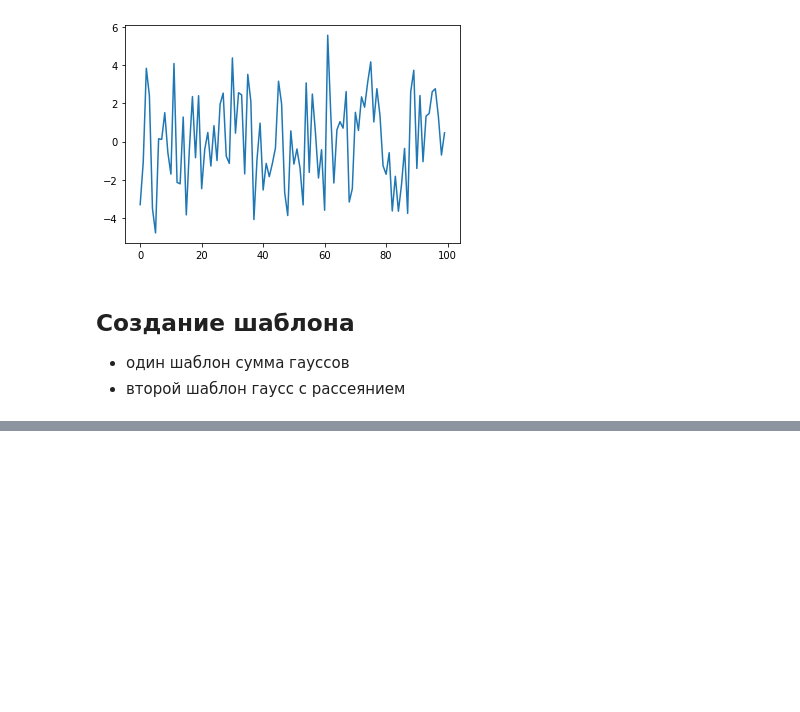
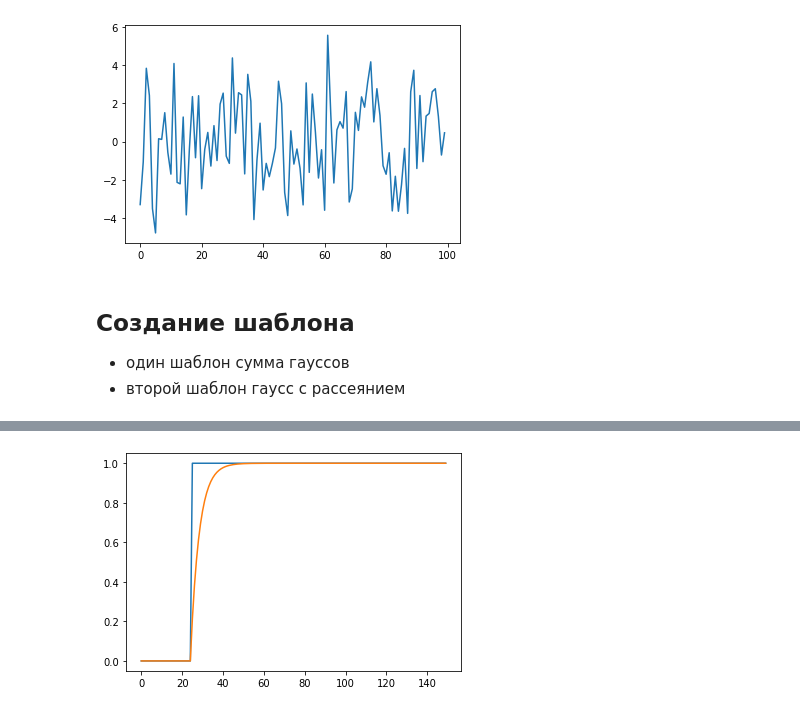
Before and after one commit to KazAndr/quasimodopuls, a Jupyter notebook: kaz_workfile.ipynb, the cells around one changed output, grey strips where cells are left out. Saved outputs shown, nothing was run; the diff lists cells and outputs as text; code cells hidden in the pictures; blank space fills up the shorter version.

```diff
--- a/kaz_workfile.ipynb
+++ b/kaz_workfile.ipynb
@@ -79,0 +96,9 @@ plt.show()
+# %%
+x = np.linspace(0, 150, 150)
+heavi = np.asarray([heaviside(i, 25) for i in x])
+pattern = my_pulse_heavi(x, 25, get_ts(30), 150)
+plt.plot(heavi/max(heavi))
+plt.plot(pattern/max(pattern))
+plt.show()
+# %% [output]
+[figure, added]
```
Also changed, not shown: parts of 3 cells of this notebook.
